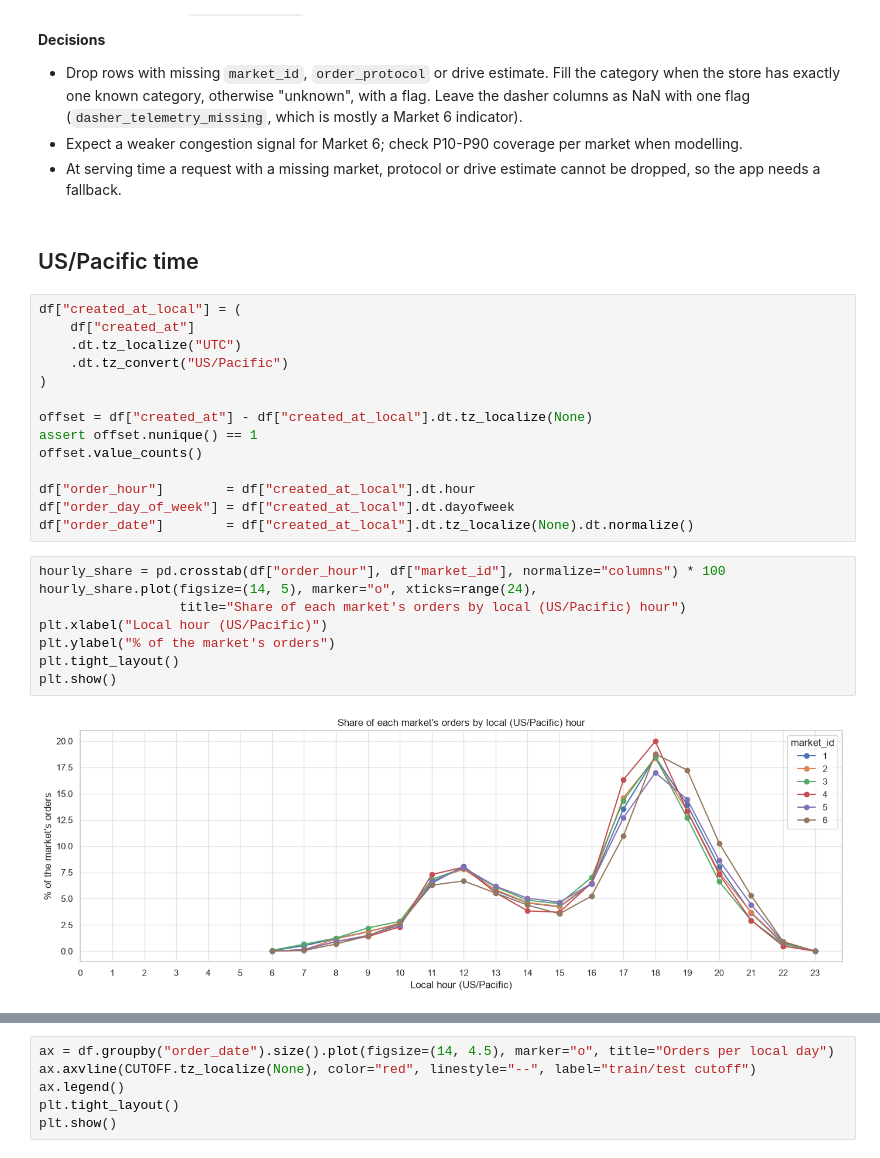
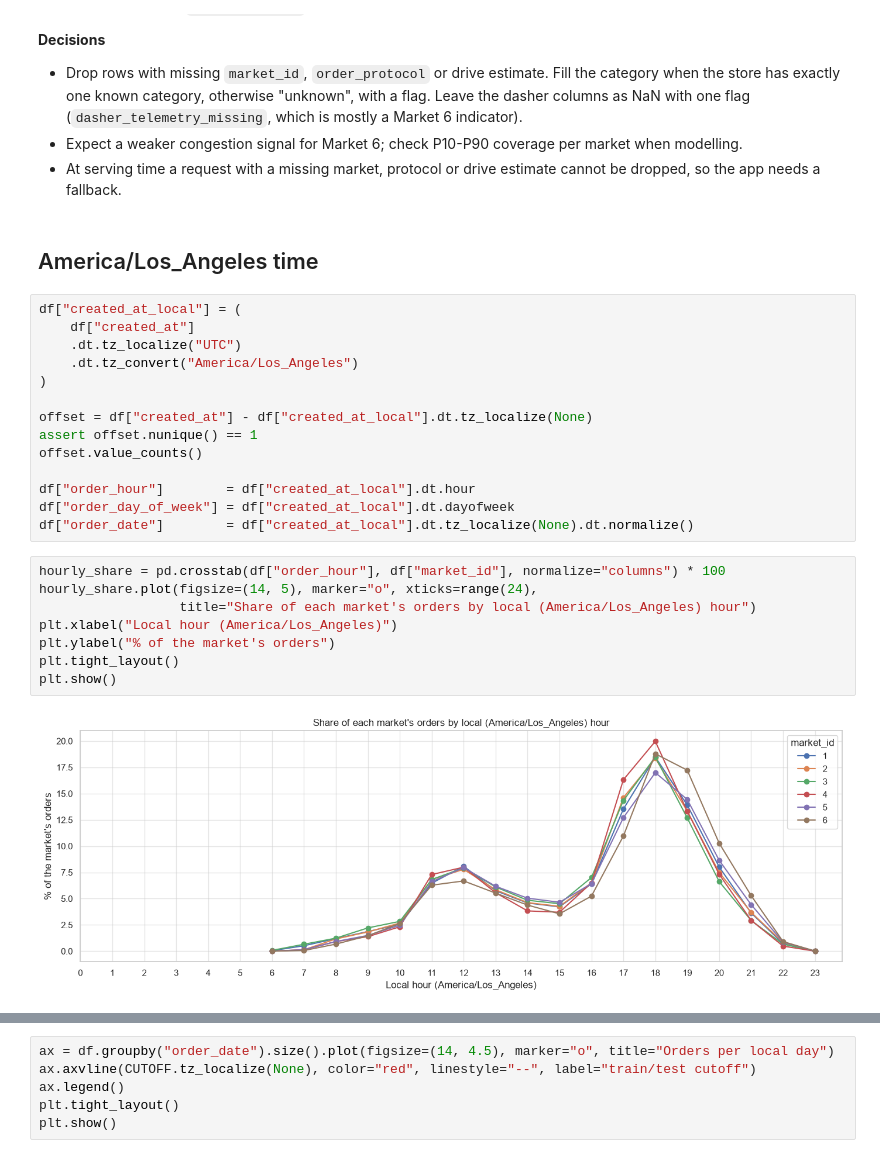
Before and after one commit to iamnitishsah/FoodOps.AI, a Jupyter notebook: DeliveryOps/notebooks/EDA.ipynb, the cells around one changed output, grey strips where cells are left out. Saved outputs shown, nothing was run; the diff lists cells and outputs as text.

```diff
--- a/DeliveryOps/notebooks/EDA.ipynb
+++ b/DeliveryOps/notebooks/EDA.ipynb
@@ -487,12 +487,12 @@ result
 - Expect a weaker congestion signal for Market 6; check P10-P90 coverage per market when modelling.
 - At serving time a request with a missing market, protocol or drive estimate cannot be dropped, so the app needs a fallback.
 # %% [markdown]
-## US/Pacific time
+## America/Los_Angeles time
 # %%
 df["created_at_local"] = (
     df["created_at"]
     .dt.tz_localize("UTC")
-    .dt.tz_convert("US/Pacific")
+    .dt.tz_convert("America/Los_Angeles")
 )
 
 offset = df["created_at"] - df["created_at_local"].dt.tz_localize(None)
@@ -505,13 +505,13 @@ df["order_date"]        = df["created_at_local"].dt.tz_localize(None).dt.normali
 # %%
 hourly_share = pd.crosstab(df["order_hour"], df["market_id"], normalize="columns") * 100
 hourly_share.plot(figsize=(14, 5), marker="o", xticks=range(24),
-                  title="Share of each market's orders by local (US/Pacific) hour")
-plt.xlabel("Local hour (US/Pacific)")
+                  title="Share of each market's orders by local (America/Los_Angeles) hour")
+plt.xlabel("Local hour (America/Los_Angeles)")
 plt.ylabel("% of the market's orders")
 plt.tight_layout()
 plt.show()
 # %% [output]
-[figure, old version]
+[figure, new version]
 # %% [markdown]
 ### Findings → Decisions: time zone
 
```
Also changed, not shown: parts of 4 cells of this notebook, 6 other files.
